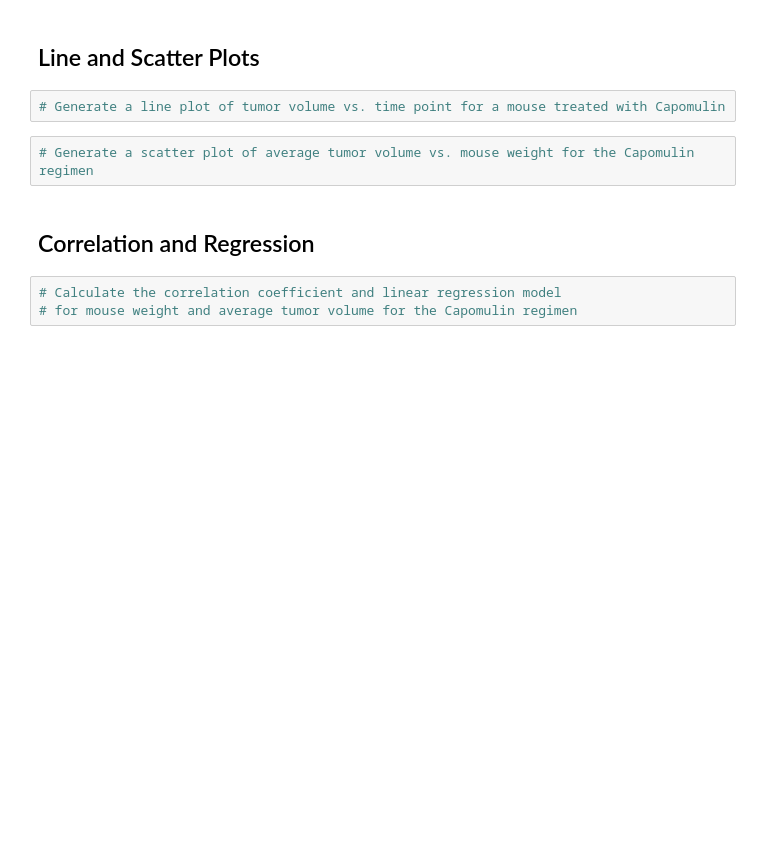
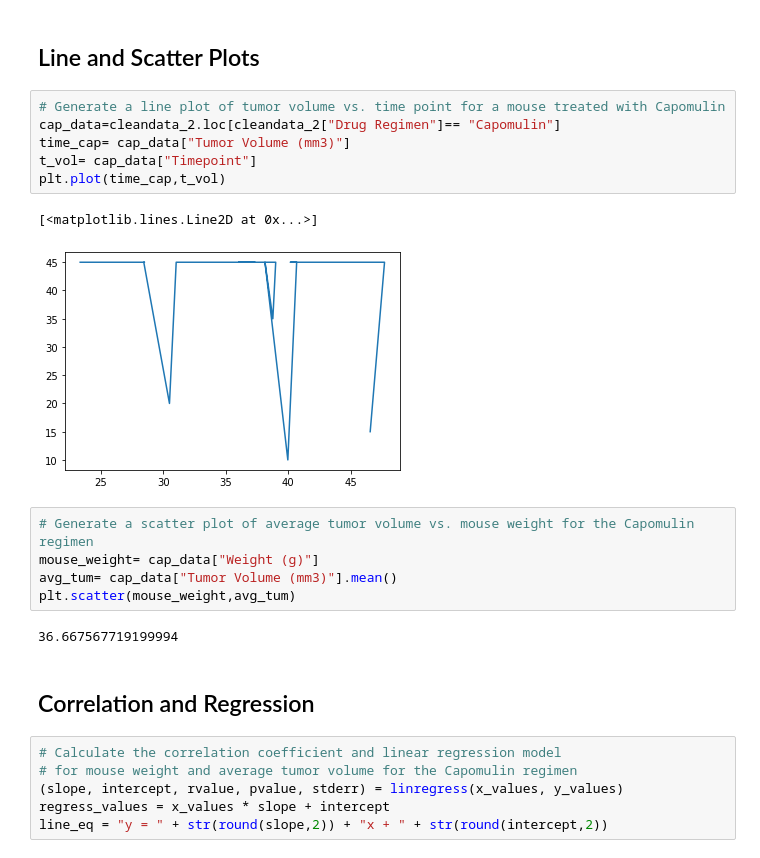
Before and after one commit to maxe23/Matplotlib_powerofplots, a Jupyter notebook: pymaceuticals_starter.ipynb, the cells around one changed output. Drawn from its saved outputs; the diff is of its cells as text; blank space fills up the shorter version.

```diff
--- a/pymaceuticals_starter.ipynb
+++ b/pymaceuticals_starter.ipynb
@@ -173,10 +243,25 @@ measurebar= measure.plot.bar()
 ## Line and Scatter Plots
 # %%
 # Generate a line plot of tumor volume vs. time point for a mouse treated with Capomulin
+cap_data=cleandata_2.loc[cleandata_2["Drug Regimen"]== "Capomulin"]
+time_cap= cap_data["Tumor Volume (mm3)"]
+t_vol= cap_data["Timepoint"]
+plt.plot(time_cap,t_vol)
+# %% [output]
+[<matplotlib.lines.Line2D at 0x...>]
+[figure, added]
 # %%
 # Generate a scatter plot of average tumor volume vs. mouse weight for the Capomulin regimen
+mouse_weight= cap_data["Weight (g)"]
+avg_tum= cap_data["Tumor Volume (mm3)"].mean()
+plt.scatter(mouse_weight,avg_tum)
+# %% [output]
+36.667567719199994
 # %% [markdown]
 ## Correlation and Regression
 # %%
 # Calculate the correlation coefficient and linear regression model
 # for mouse weight and average tumor volume for the Capomulin regimen
+(slope, intercept, rvalue, pvalue, stderr) = linregress(x_values, y_values)
+regress_values = x_values * slope + intercept
+line_eq = "y = " + str(round(slope,2)) + "x + " + str(round(intercept,2))
```
Also changed, not shown: parts of 8 cells of this notebook.
